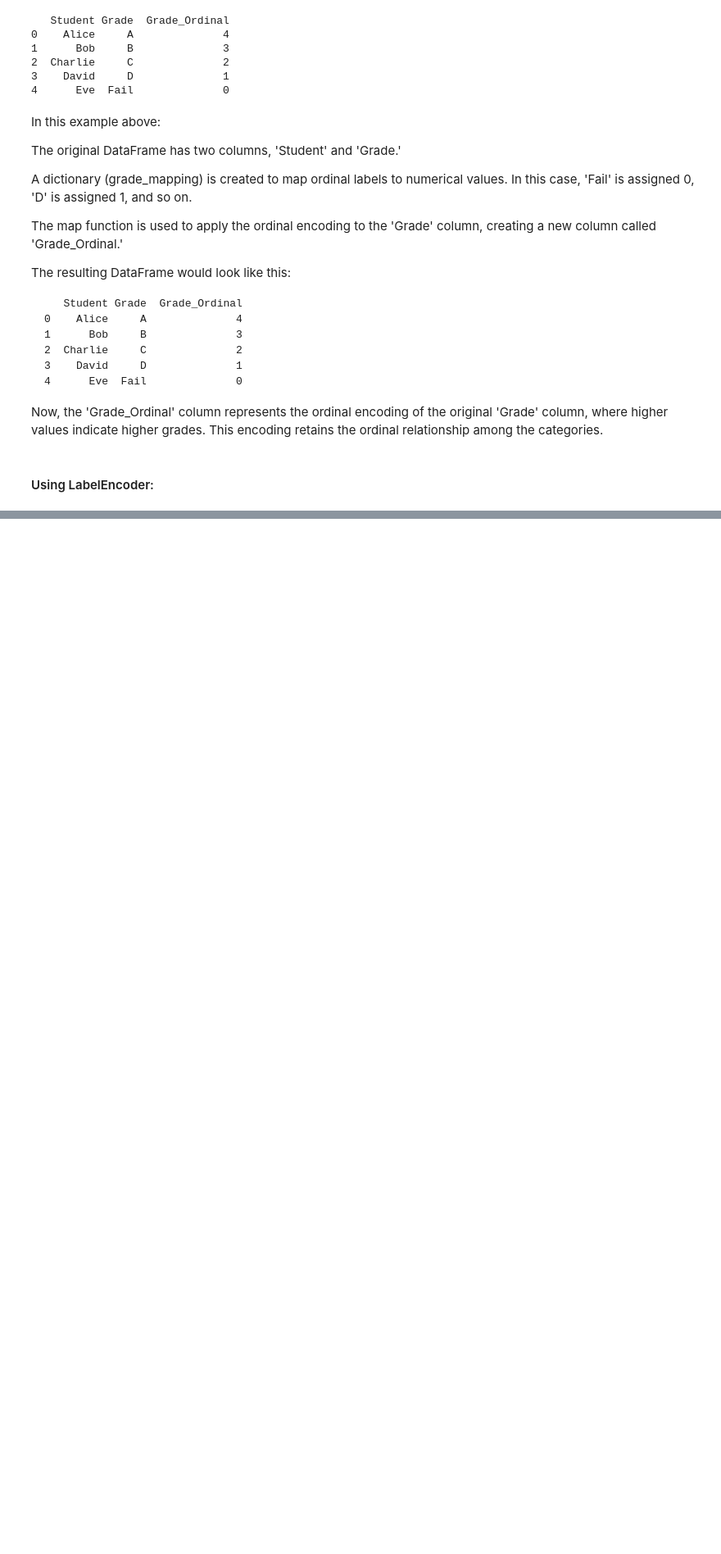
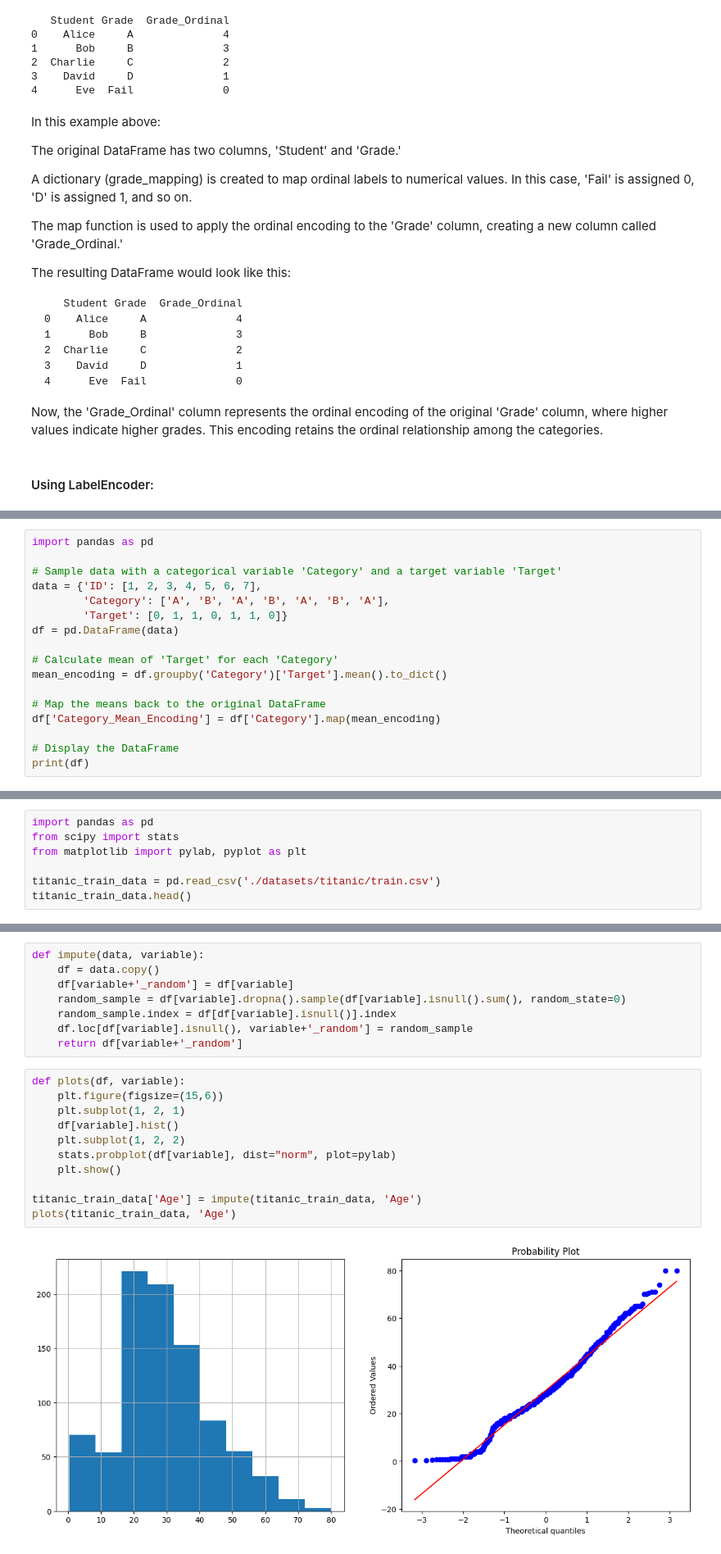
Before and after one commit to yomigeek/learning-data-series-notebooks, a Jupyter notebook: Feature Engineering.ipynb, the cells around one changed output, grey strips where cells are left out. Shown: that part at 82% size. Drawn from its saved outputs; the diff is of its cells as text; blank space fills up the shorter version.

```diff
--- a/Feature Engineering.ipynb
+++ b/Feature Engineering.ipynb
@@ -423,0 +434,17 @@ print(df)
+# %%
+import pandas as pd
+
+# Sample data with a categorical variable 'Category' and a target variable 'Target'
+data = {'ID': [1, 2, 3, 4, 5, 6, 7],
+        'Category': ['A', 'B', 'A', 'B', 'A', 'B', 'A'],
+        'Target': [0, 1, 1, 0, 1, 1, 0]}
+df = pd.DataFrame(data)
+
+# Calculate mean of 'Target' for each 'Category'
+mean_encoding = df.groupby('Category')['Target'].mean().to_dict()
+
+# Map the means back to the original DataFrame
+df['Category_Mean_Encoding'] = df['Category'].map(mean_encoding)
+
+# Display the DataFrame
+print(df)
@@ -423,0 +479,7 @@ print(df)
+# %%
+import pandas as pd
+from scipy import stats
+from matplotlib import pylab, pyplot as plt
+
+titanic_train_data = pd.read_csv('./datasets/titanic/train.csv')
+titanic_train_data.head()
@@ -423,0 +493,21 @@ print(df)
+# %%
+def impute(data, variable):
+    df = data.copy()
+    df[variable+'_random'] = df[variable]
+    random_sample = df[variable].dropna().sample(df[variable].isnull().sum(), random_state=0)
+    random_sample.index = df[df[variable].isnull()].index
+    df.loc[df[variable].isnull(), variable+'_random'] = random_sample
+    return df[variable+'_random']
+# %%
+def plots(df, variable):
+    plt.figure(figsize=(15,6))
+    plt.subplot(1, 2, 1)
+    df[variable].hist()
+    plt.subplot(1, 2, 2)
+    stats.probplot(df[variable], dist="norm", plot=pylab)
+    plt.show()
+
+titanic_train_data['Age'] = impute(titanic_train_data, 'Age')
+plots(titanic_train_data, 'Age')
+# %% [output]
+[figure, added]
```
Also changed, not shown: parts of 32 cells of this notebook, 6 other files.
